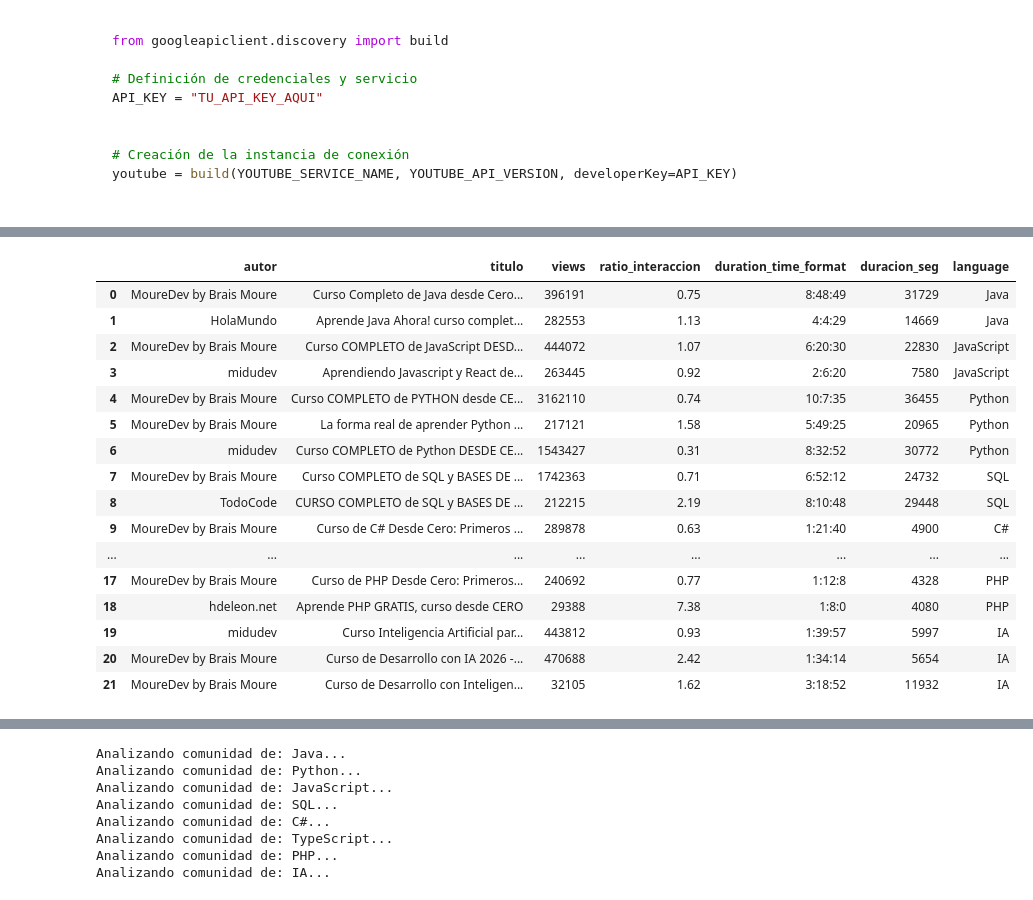
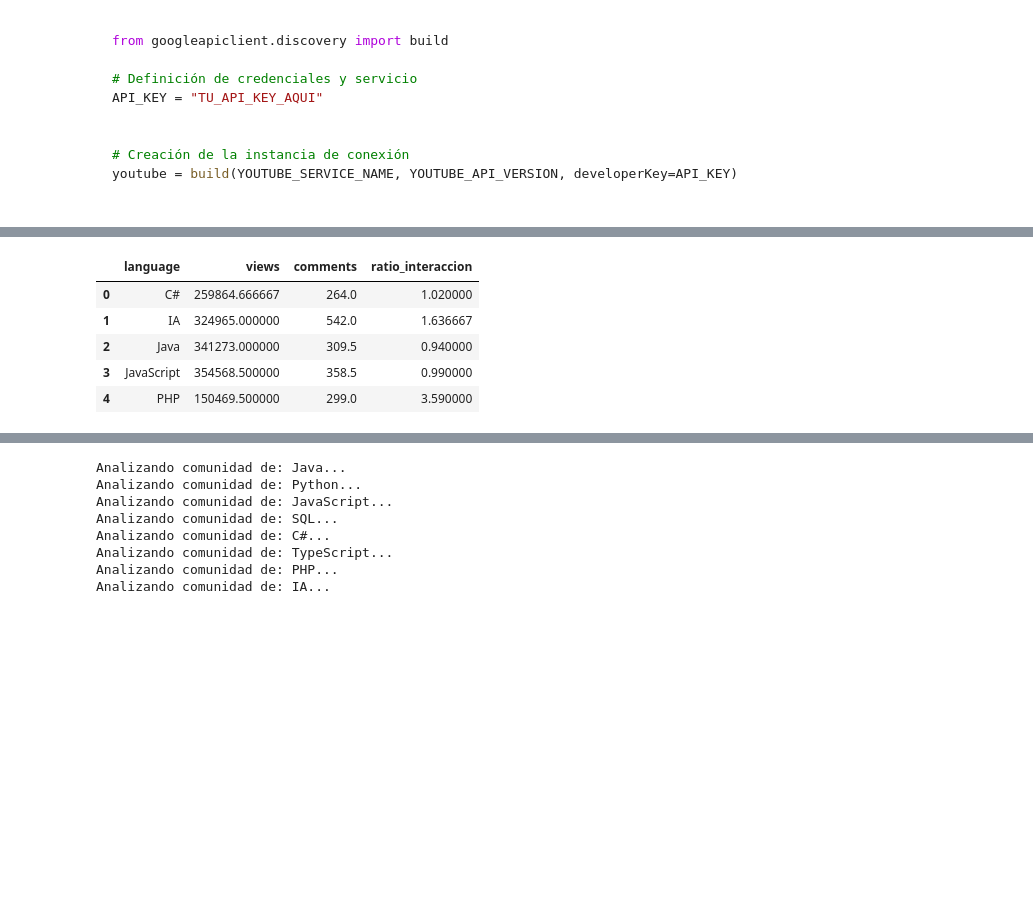
Before and after one commit to jlalonsoredon/EDA-programacion-tendencias, a Jupyter notebook: analisis-Stack-Overflow.ipynb, the cells around one changed output, grey strips where cells are left out. Drawn from its saved outputs; the diff is of its cells as text; code cells hidden in the pictures; blank space fills up the shorter version.

Commit message:
generación de dataframes normalizados

```diff
--- a/analisis-Stack-Overflow.ipynb
+++ b/analisis-Stack-Overflow.ipynb
@@ -1266,7 +1296,7 @@ YOUTUBE_SERVICE_NAME = "youtube"
 YOUTUBE_API_VERSION = "v3"
 youtube = build(YOUTUBE_SERVICE_NAME, YOUTUBE_API_VERSION, developerKey=API_KEY)
 # %%
-import re
+import re # para procesar la duración en formato ISO 8601
 
 def get_engagement_metrics(youtube, video_ids):
     # 1. Añadimos 'contentDetails' para poder acceder a la duración
@@ -1285,7 +1315,6 @@ def get_engagement_metrics(youtube, video_ids):
 
         # 2. Extraer duración (ISO 8601) y convertir a segundos
         duration_iso = item['contentDetails']['duration']
-
         match = re.search(r'PT(?:(\d+)H)?(?:(\d+)M)?(?:(\d+)S)?', duration_iso)
         duration_time_format = f"{match.group(1) or '0'}:{match.group(2) or '0'}:{match.group(3) or '0'}"
         h = int(match.group(1) or 0)
@@ -1299,9 +1328,10 @@ def get_engagement_metrics(youtube, video_ids):
             'autor': item['snippet']['channelTitle'],
             'titulo': item['snippet']['title'],
             'views': views,
+            'comments': comments,
             'ratio_interaccion': round(ratio, 2),
             'duration_time_format': duration_time_format,  # Duración en formato H:M:S para referencia
-            'duracion_seg': duracion_seg  # <--- Aquí tienes el dato
+            'duracion_seg': duracion_seg
         })
 
     return pd.DataFrame(metrics)
@@ -1318,12 +1348,21 @@ video_seleccion = {
     'IA': ('2aN_-m1uU4k', 'uRzoVP63RiI', 'X0oHLHIL7Mk')
 }
 # creamos un DataFrame vacío para almacenar los resultados de engagement
-df_engagement = pd.DataFrame()
+df_videos_curados = pd.DataFrame()
 # recorremos el diccionario de selección de videos para cada lenguaje y obtenemos las métricas de engagement
-# con los datos sacados de get_engagement_metrics y añadimos la columna de lengauje para luego poder comparar entre lenguajes
+# con los datos sacados de get_engagement_metrics y añadimos la columna de lenguaje para luego poder comparar entre lenguajes
 for lang, videos in video_seleccion.items():
 
     for video_id in videos:
-        engagement = get_engagement_metrics(youtube, [video_id]) # Ejemplo con un vídeo conocido para probar la función
+        engagement = get_engagement_metrics(youtube, [video_id])
         engagement['language'] = lang
-        df_engagement = pd.concat([df_engagement, engagement], ignore_index=True)
+        df_videos_curados = pd.concat([df_videos_curados, engagement], ignore_index=True)
+
+# agrupamos por lenguaje en un nuevo df con lenguaje, promedio de views, promedio de comentarios y ratio de interacción medio
+df_engagement_videos_curados = df_videos_curados.groupby('language').agg({
+    'views': 'mean',
+    'comments': 'mean',
+    'ratio_interaccion': 'mean'
+}).reset_index()
+
+df_videos_curados
@@ -1330,23 +1387,12 @@ for lang, videos in video_seleccion.items():
 # %%
 # mostramos el DataFrame con las métricas de engagement para cada video y lenguaje
-df_engagement.to_csv('engagement_videos.csv', index=False)
-df_engagement
+df_engagement_videos_curados.to_csv('export_csv/engagement_videos.csv', index=False)
+df_engagement_videos_curados.head()
 # %% [output]
-|  | autor | titulo | views | ratio_interaccion | duration_time_format | duracion_seg | language |
-| 0 | MoureDev by Brais Moure | Curso Completo de Java desde Cero... | 396191 | 0.75 | 8:48:49 | 31729 | Java |
-| 1 | HolaMundo | Aprende Java Ahora! curso complet... | 282553 | 1.13 | 4:4:29 | 14669 | Java |
-| 2 | MoureDev by Brais Moure | Curso COMPLETO de JavaScript DESD... | 444072 | 1.07 | 6:20:30 | 22830 | JavaScript |
-| 3 | midudev | Aprendiendo Javascript y React de... | 263445 | 0.92 | 2:6:20 | 7580 | JavaScript |
-| 4 | MoureDev by Brais Moure | Curso COMPLETO de PYTHON desde CE... | 3162110 | 0.74 | 10:7:35 | 36455 | Python |
-| 5 | MoureDev by Brais Moure | La forma real de aprender Python ... | 217121 | 1.58 | 5:49:25 | 20965 | Python |
-| 6 | midudev | Curso COMPLETO de Python DESDE CE... | 1543427 | 0.31 | 8:32:52 | 30772 | Python |
-| 7 | MoureDev by Brais Moure | Curso COMPLETO de SQL y BASES DE ... | 1742363 | 0.71 | 6:52:12 | 24732 | SQL |
-| 8 | TodoCode | CURSO COMPLETO de SQL y BASES DE ... | 212215 | 2.19 | 8:10:48 | 29448 | SQL |
-| 9 | MoureDev by Brais Moure | Curso de C# Desde Cero: Primeros ... | 289878 | 0.63 | 1:21:40 | 4900 | C# |
-| ... | ... | ... | ... | ... | ... | ... | ... |
-| 17 | MoureDev by Brais Moure | Curso de PHP Desde Cero: Primeros... | 240692 | 0.77 | 1:12:8 | 4328 | PHP |
-| 18 | hdeleon.net | Aprende PHP GRATIS, curso desde CERO | 29388 | 7.38 | 1:8:0 | 4080 | PHP |
-| 19 | midudev | Curso Inteligencia Artificial par... | 443812 | 0.93 | 1:39:57 | 5997 | IA |
-| 20 | MoureDev by Brais Moure | Curso de Desarrollo con IA 2026 -... | 470688 | 2.42 | 1:34:14 | 5654 | IA |
-| 21 | MoureDev by Brais Moure | Curso de Desarrollo con Inteligen... | 32105 | 1.62 | 3:18:52 | 11932 | IA |
+|  | language | views | comments | ratio_interaccion |
+| 0 | C# | 259864.666667 | 264.0 | 1.020000 |
+| 1 | IA | 324965.000000 | 542.0 | 1.636667 |
+| 2 | Java | 341273.000000 | 309.5 | 0.940000 |
+| 3 | JavaScript | 354568.500000 | 358.5 | 0.990000 |
+| 4 | PHP | 150469.500000 | 299.0 | 3.590000 |
 # %%
```
Also changed, not shown: parts of 31 cells of this notebook, 25 other files.
